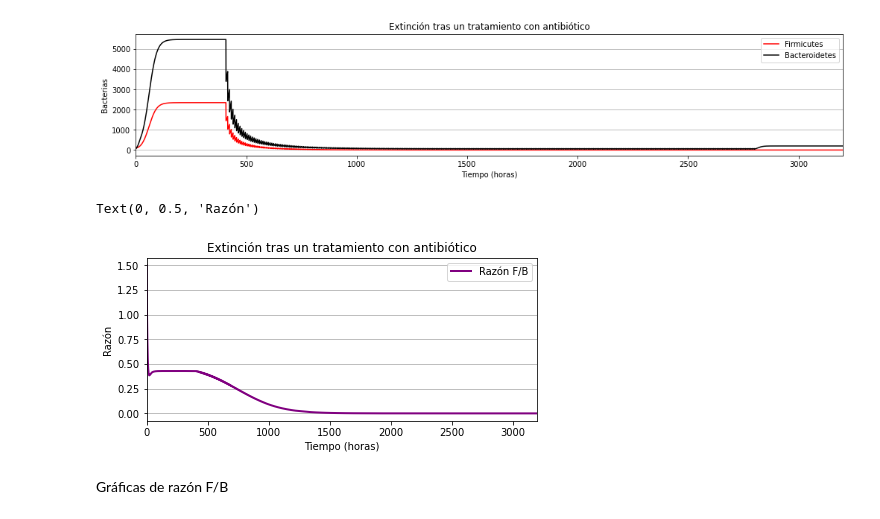
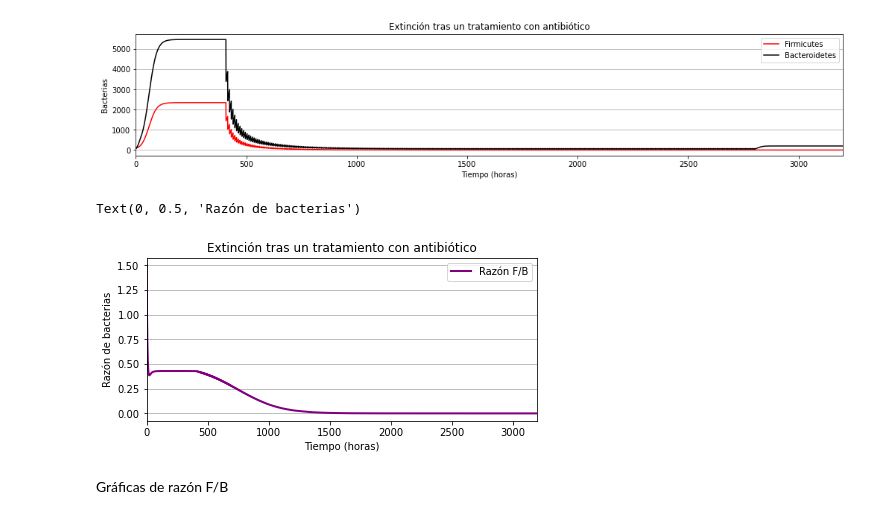
Before and after one commit to SergioPachonDotor/Proyectos_MAIBM, a Jupyter notebook: Proyecto_1/Simulaciones.ipynb, the cells around one changed output. Cells and saved outputs as stored; diff of their text form; code cells hidden in the pictures.

```diff
--- a/Proyecto_1/Simulaciones.ipynb
+++ b/Proyecto_1/Simulaciones.ipynb
@@ -260,14 +260,14 @@ Text(0, 0.5, 'Bacterias')
 # %%
 fig, ax = plt.subplots(figsize=(7, 3)) # Best to paper
 plt.plot(t, x/y, color='purple', label='Razón F/B', lw=2)
 plt.legend(loc=1)
 plt.xlim(0, t0*n)
 plt.grid(True, axis='y')
 plt.title('Extinción tras un tratamiento con antibiótico')
 plt.xlabel('Tiempo (horas)')
-plt.ylabel('Razón')
+plt.ylabel('Razón de bacterias')
 # %% [output]
-Text(0, 0.5, 'Razón')
+Text(0, 0.5, 'Razón de bacterias')
-[figure, old version]
+[figure, new version]
 # %% [markdown]
 Gráficas de razón F/B
```
Also changed, not shown: parts of 3 cells of this notebook.
